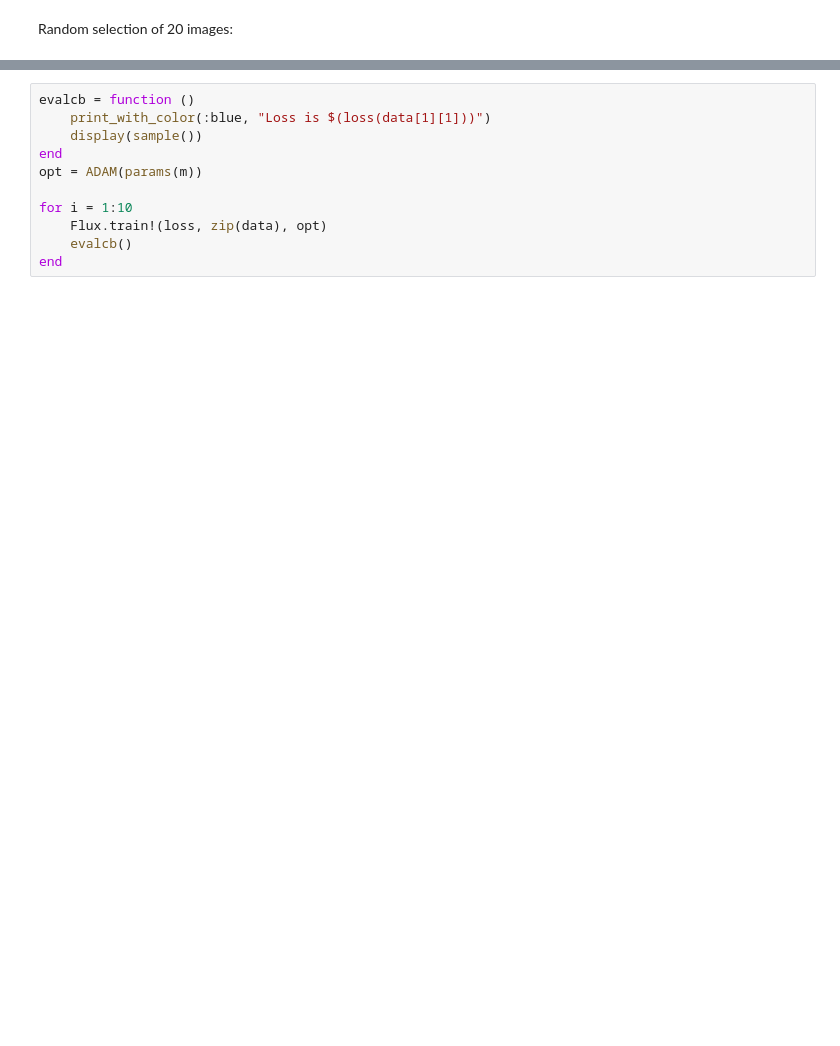
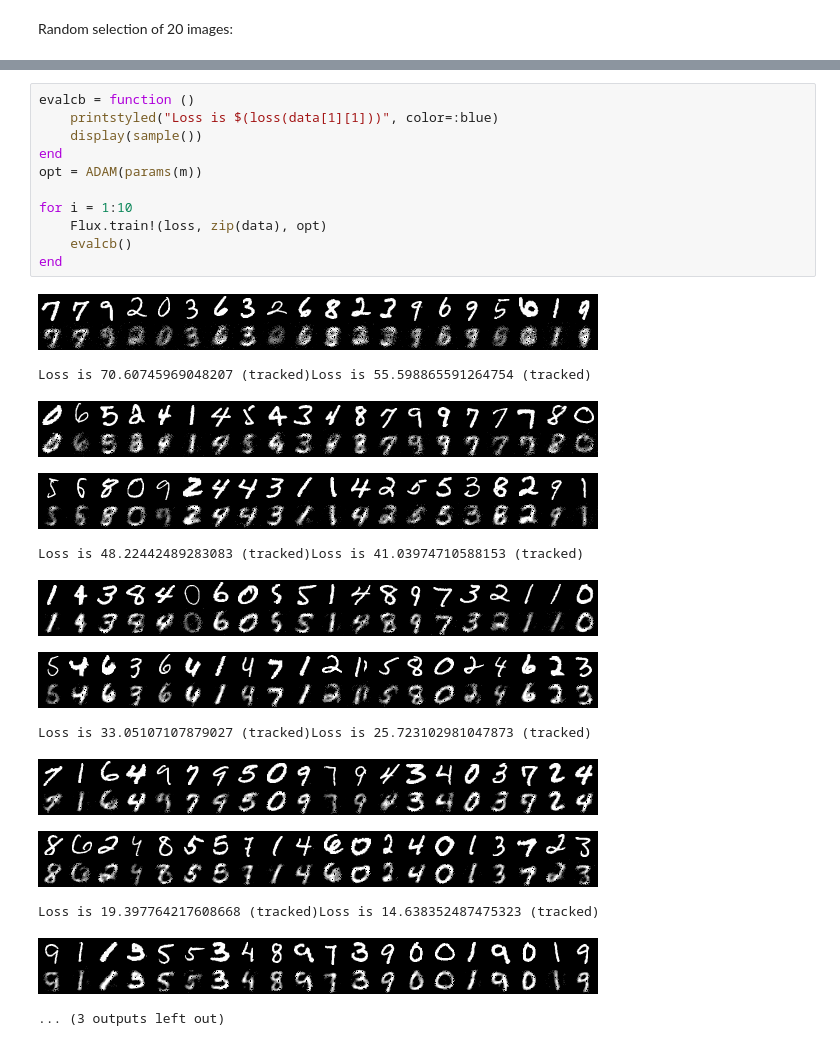
Before and after one commit to aviks/mltraining, a Jupyter notebook: 10. MNIST Autoencoder.ipynb, the cells around one changed output, grey strips where cells are left out. Cells and saved outputs as stored; diff of their text form; blank space fills up the shorter version.

```diff
--- a/10. MNIST Autoencoder.ipynb
+++ b/10. MNIST Autoencoder.ipynb
@@ -52,11 +79,25 @@ sample()
 # %%
 evalcb = function ()
-    print_with_color(:blue, "Loss is $(loss(data[1][1]))")
+    printstyled("Loss is $(loss(data[1][1]))", color=:blue)
     display(sample())
 end
 opt = ADAM(params(m))
 
 for i = 1:10
     Flux.train!(loss, zip(data), opt)
     evalcb()
 end
+# %% [output]
+[figure, added]
+Loss is 70.60745969048207 (tracked)Loss is 55.598865591264754 (tracked)
+[figure, added]
+[figure, added]
+Loss is 48.22442489283083 (tracked)Loss is 41.03974710588153 (tracked)
+[figure, added]
+[figure, added]
+Loss is 33.05107107879027 (tracked)Loss is 25.723102981047873 (tracked)
+[figure, added]
+[figure, added]
+Loss is 19.397764217608668 (tracked)Loss is 14.638352487475323 (tracked)
+[figure, added]
+... (3 outputs left out)
```
Also changed, not shown: parts of 8 cells of this notebook.
